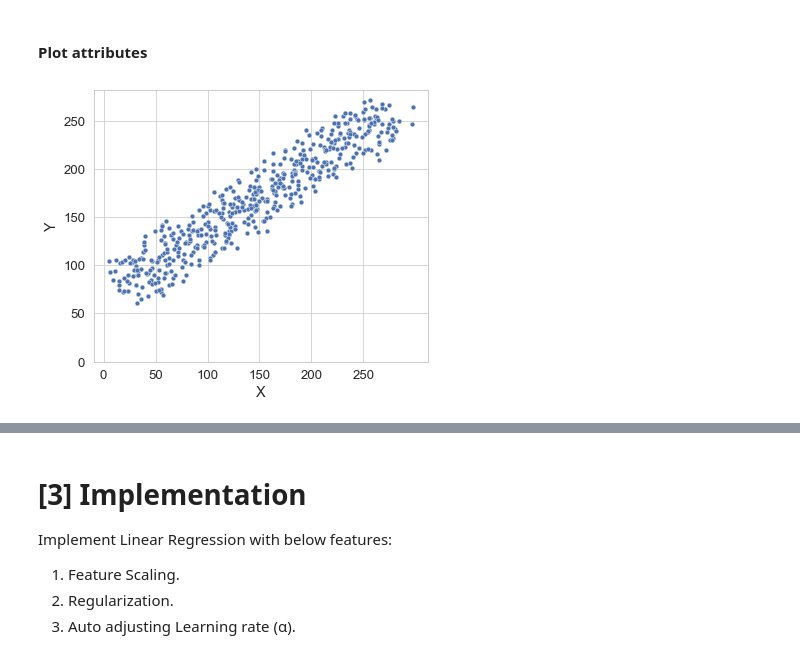
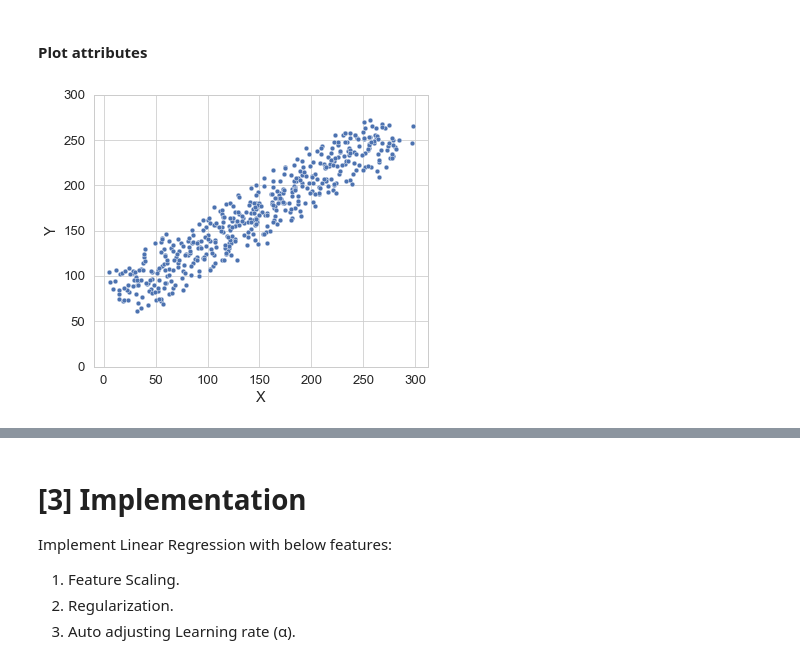
Before and after one commit to DheemanthBhat/ML-Concepts, a Jupyter notebook: 6. Linear Regression/3. Linear Regression - Gradient Descent.ipynb, the cells around one changed output, grey strips where cells are left out. Saved outputs shown, nothing was run; the diff lists cells and outputs as text; code cells hidden in the pictures.

```diff
--- a/6. Linear Regression/3. Linear Regression - Gradient Descent.ipynb
+++ b/6. Linear Regression/3. Linear Regression - Gradient Descent.ipynb
@@ -164,13 +164,13 @@ dtype: int64
 # %%
 plt.figure(figsize=(6, 5))
 
 sns.scatterplot(data=uv_df, x="X", y="Y")
-plt.xticks(ticks=range(0, 300, 50))
-plt.yticks(ticks=range(0, 280, 50))
+plt.xticks(ticks=range(0, 350, 50))
+plt.yticks(ticks=range(0, 350, 50))
 
 plt.show()
 # %% [output]
-[figure, old version]
+[figure, new version]
 [interactive output not drawn]
 # %% [markdown]
 # [3] Implementation
```
Also changed, not shown: parts of 14 cells of this notebook, 2 other files.
